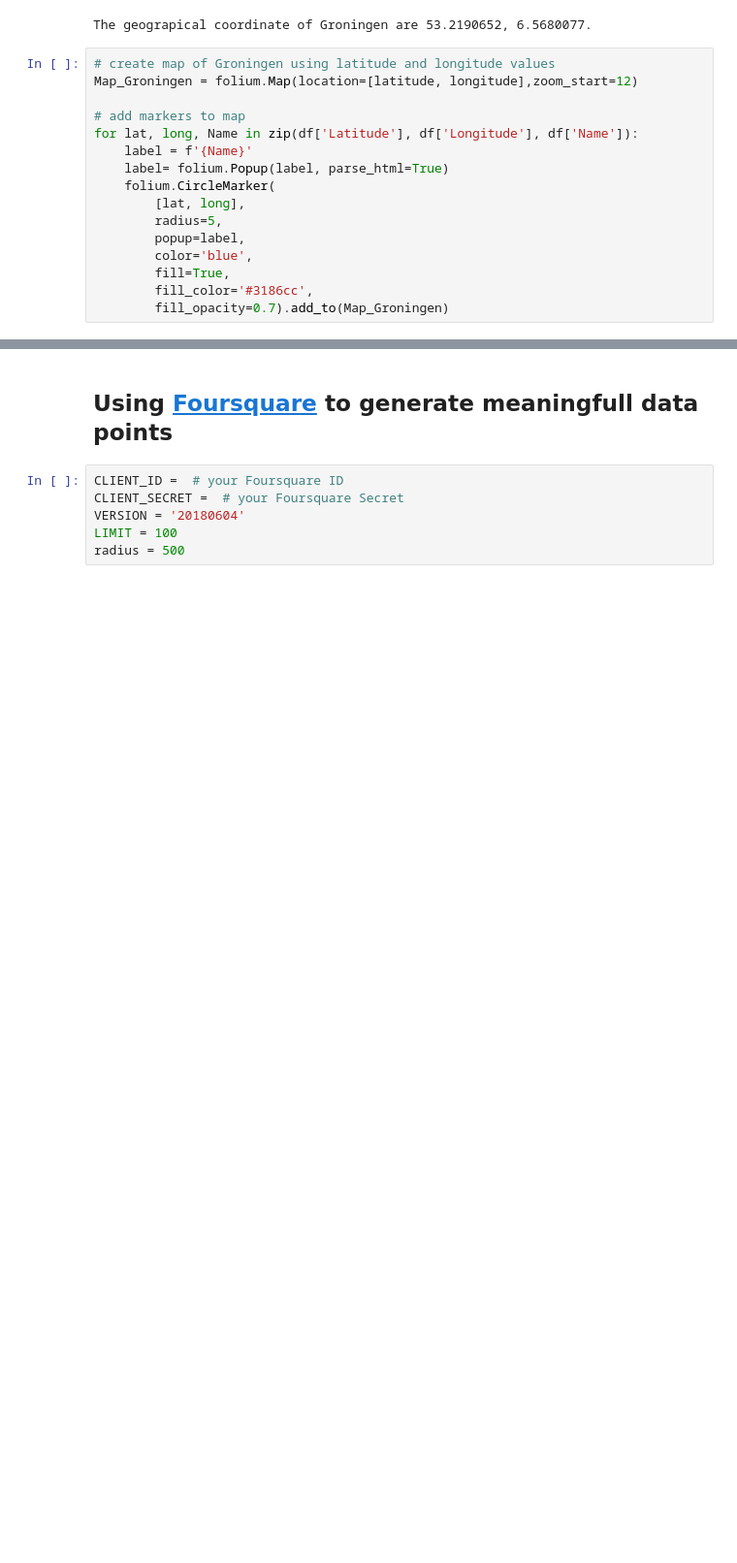
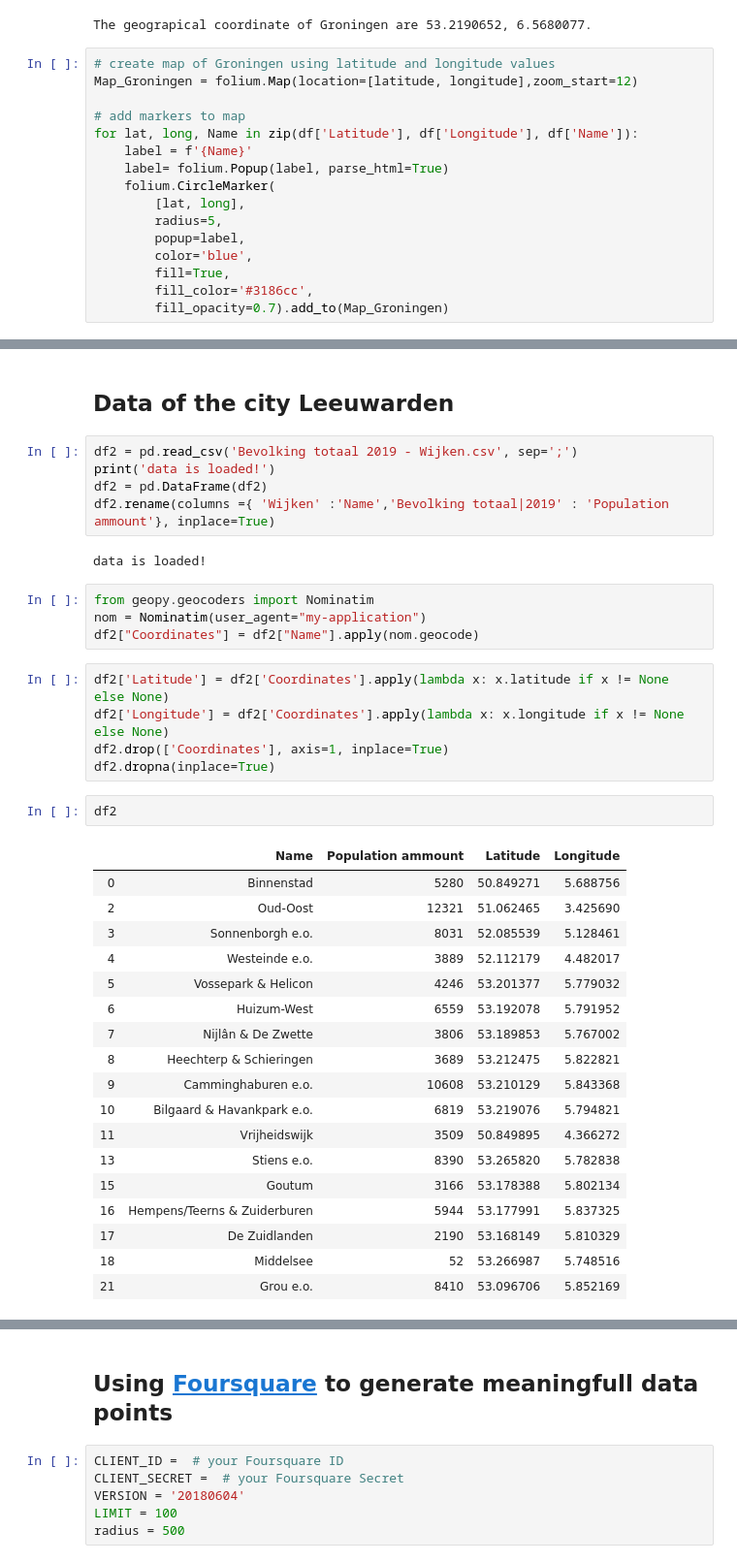
Before and after one commit to Aalt92/IBM-capstone-project, a Jupyter notebook: Groningen project.ipynb, the cells around one changed output, grey strips where cells are left out. Shown at 97% size. Saved outputs shown, nothing was run; the diff lists cells and outputs as text; blank space fills up the shorter version.

Commit message:
Commit 2
included Leeuwarden

```diff
--- a/Groningen project.ipynb
+++ b/Groningen project.ipynb
@@ -134,3 +136,42 @@ for lat, long, Name in zip(df['Latitude'], df['Longitude'], df['Name']):
 Map_Groningen
 # %% [output]
 [interactive output not drawn]
+# %% [markdown]
+## Data of the city Leeuwarden
+# %%
+df2 = pd.read_csv('Bevolking totaal 2019 - Wijken.csv', sep=';')
+print('data is loaded!')
+df2 = pd.DataFrame(df2)
+df2.rename(columns ={ 'Wijken' :'Name','Bevolking totaal|2019' : 'Population ammount'}, inplace=True)
+# %% [output]
+data is loaded!
+# %%
+from geopy.geocoders import Nominatim
+nom = Nominatim(user_agent="my-application")
+df2["Coordinates"] = df2["Name"].apply(nom.geocode)
+# %%
+df2['Latitude'] = df2['Coordinates'].apply(lambda x: x.latitude if x != None else None)
+df2['Longitude'] = df2['Coordinates'].apply(lambda x: x.longitude if x != None else None)
+df2.drop(['Coordinates'], axis=1, inplace=True)
+df2.dropna(inplace=True)
+# %%
+df2
+# %% [output]
+|  | Name | Population ammount | Latitude | Longitude |
+| 0 | Binnenstad | 5280 | 50.849271 | 5.688756 |
+| 2 | Oud-Oost | 12321 | 51.062465 | 3.425690 |
+| 3 | Sonnenborgh e.o. | 8031 | 52.085539 | 5.128461 |
+| 4 | Westeinde e.o. | 3889 | 52.112179 | 4.482017 |
+| 5 | Vossepark & Helicon | 4246 | 53.201377 | 5.779032 |
+| 6 | Huizum-West | 6559 | 53.192078 | 5.791952 |
+| 7 | Nijlân & De Zwette | 3806 | 53.189853 | 5.767002 |
+| 8 | Heechterp & Schieringen | 3689 | 53.212475 | 5.822821 |
+| 9 | Camminghaburen e.o. | 10608 | 53.210129 | 5.843368 |
+| 10 | Bilgaard & Havankpark e.o. | 6819 | 53.219076 | 5.794821 |
+| 11 | Vrijheidswijk | 3509 | 50.849895 | 4.366272 |
+| 13 | Stiens e.o. | 8390 | 53.265820 | 5.782838 |
+| 15 | Goutum | 3166 | 53.178388 | 5.802134 |
+| 16 | Hempens/Teerns & Zuiderburen | 5944 | 53.177991 | 5.837325 |
+| 17 | De Zuidlanden | 2190 | 53.168149 | 5.810329 |
+| 18 | Middelsee | 52 | 53.266987 | 5.748516 |
+| 21 | Grou e.o. | 8410 | 53.096706 | 5.852169 |
```
Also changed, not shown: parts of 9 cells of this notebook, 2 other files.
